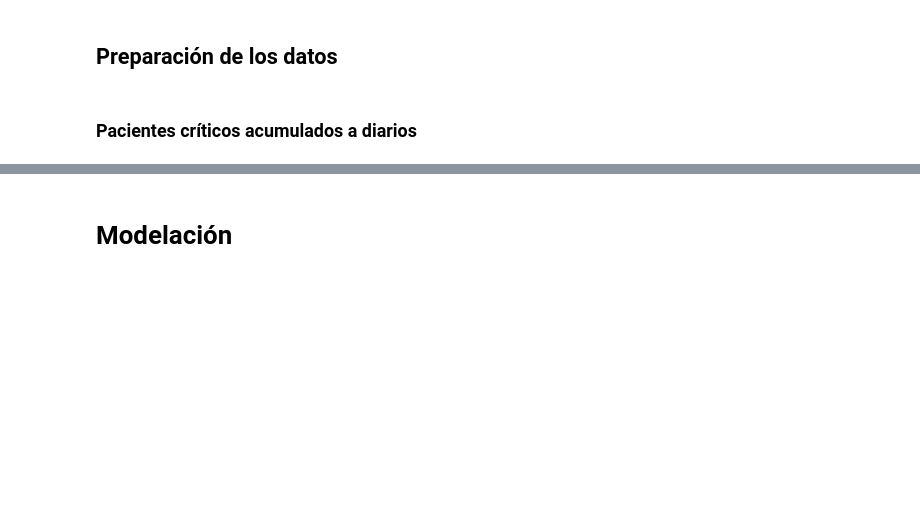
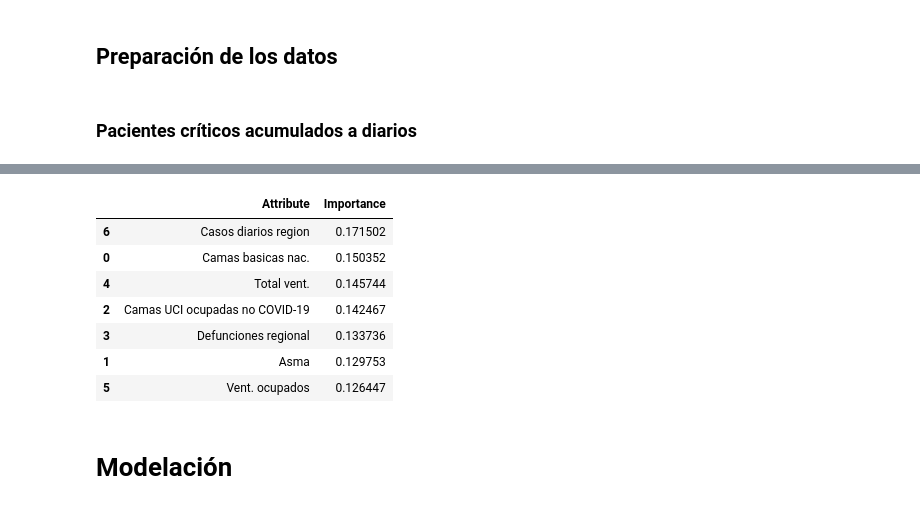
Before and after one commit to ncarf/prediction-uci, a Jupyter notebook: Prediction_UCI.ipynb, the cells around one changed output, grey strips where cells are left out. Saved outputs shown, nothing was run; the diff lists cells and outputs as text; code cells hidden in the pictures; blank space fills up the shorter version.

```diff
--- a/Prediction_UCI.ipynb
+++ b/Prediction_UCI.ipynb
@@ -762,0 +746,9 @@ corr
+# %%
+model.fit(x_train3, y_train)
+importances = pd.DataFrame(data={
+    'Attribute': x_train3.columns,
+    'Importance': model.feature_importances_
+})
+importances = importances.sort_values(by='Importance', ascending=False)
+importances
+# %% [output]
@@ -762,0 +756,8 @@ corr
+|  | Attribute | Importance |
+| 6 | Casos diarios region | 0.171502 |
+| 0 | Camas basicas nac. | 0.150352 |
+| 4 | Total vent. | 0.145744 |
+| 2 | Camas UCI ocupadas no COVID-19 | 0.142467 |
+| 3 | Defunciones regional | 0.133736 |
+| 1 | Asma | 0.129753 |
+| 5 | Vent. ocupados | 0.126447 |
```
Also changed, not shown: parts of 28 cells of this notebook.
